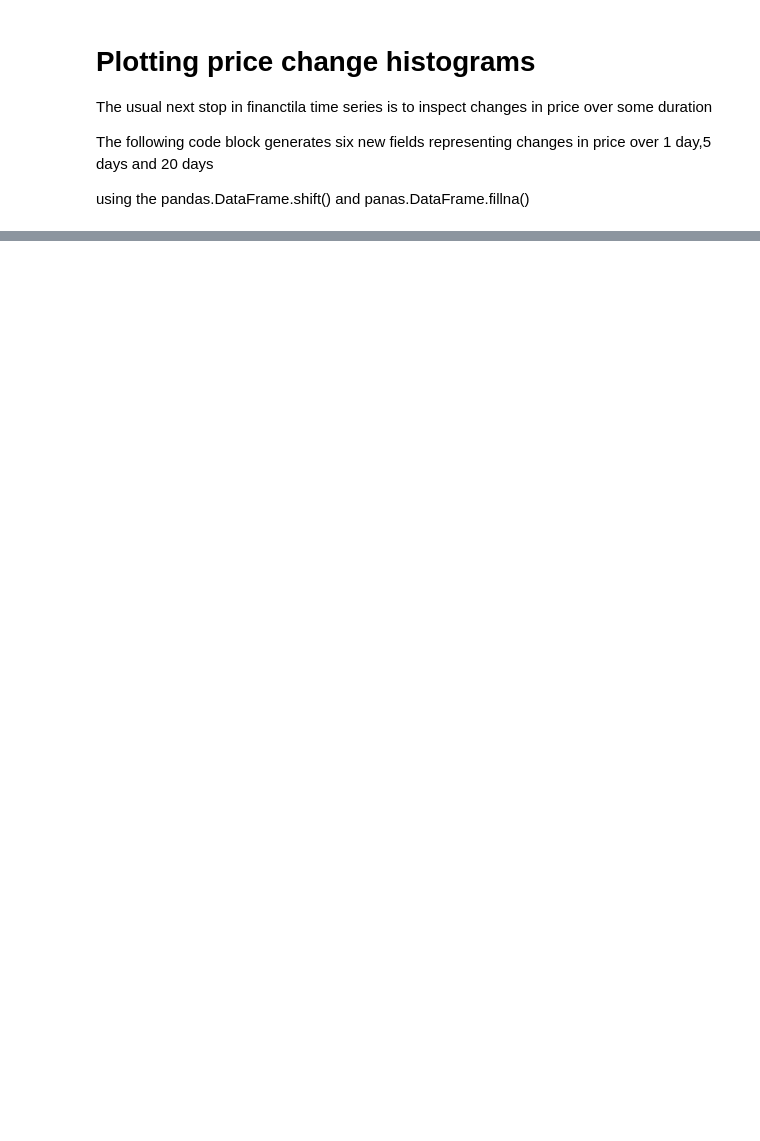
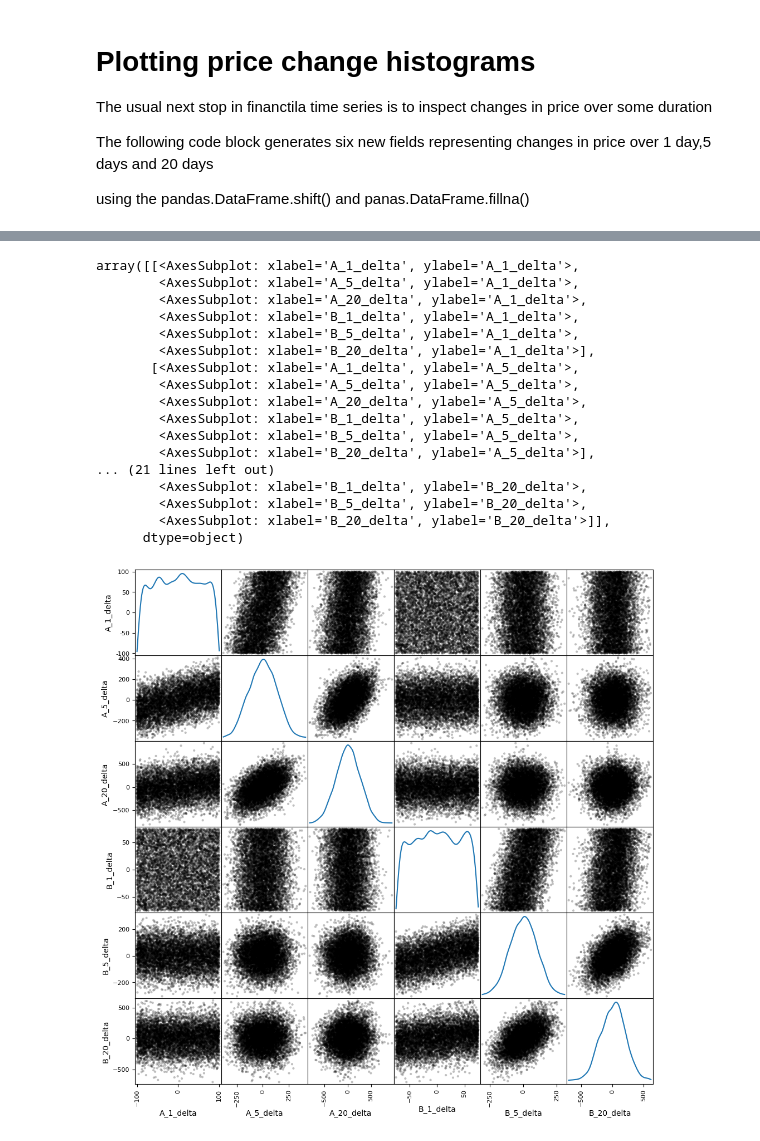
Before and after one commit to Jeffery77/Algo-Trading-Basics, a Jupyter notebook: chapter5/dataVIsualization.ipynb, the cells around one changed output, grey strips where cells are left out. Cells and saved outputs as stored; diff of their text form; code cells hidden in the pictures; blank space fills up the shorter version.

```diff
--- a/chapter5/dataVIsualization.ipynb
+++ b/chapter5/dataVIsualization.ipynb
@@ -389,0 +443,27 @@ time_series_deltas
+# %%
+pd.plotting.scatter_matrix(time_series[['A_1_delta',
+                                        'A_5_delta',
+                                        'A_20_delta',
+                                        'B_1_delta',
+                                        'B_5_delta',
+                                        'B_20_delta'
+                                        ]],diagonal='kde',color='black',alpha=0.25,figsize=(12,12))
+# %% [output]
+array([[<AxesSubplot: xlabel='A_1_delta', ylabel='A_1_delta'>,
+        <AxesSubplot: xlabel='A_5_delta', ylabel='A_1_delta'>,
+        <AxesSubplot: xlabel='A_20_delta', ylabel='A_1_delta'>,
+        <AxesSubplot: xlabel='B_1_delta', ylabel='A_1_delta'>,
+        <AxesSubplot: xlabel='B_5_delta', ylabel='A_1_delta'>,
+        <AxesSubplot: xlabel='B_20_delta', ylabel='A_1_delta'>],
+       [<AxesSubplot: xlabel='A_1_delta', ylabel='A_5_delta'>,
+        <AxesSubplot: xlabel='A_5_delta', ylabel='A_5_delta'>,
+        <AxesSubplot: xlabel='A_20_delta', ylabel='A_5_delta'>,
+        <AxesSubplot: xlabel='B_1_delta', ylabel='A_5_delta'>,
+        <AxesSubplot: xlabel='B_5_delta', ylabel='A_5_delta'>,
+        <AxesSubplot: xlabel='B_20_delta', ylabel='A_5_delta'>],
+... (21 lines left out)
+        <AxesSubplot: xlabel='B_1_delta', ylabel='B_20_delta'>,
+        <AxesSubplot: xlabel='B_5_delta', ylabel='B_20_delta'>,
+        <AxesSubplot: xlabel='B_20_delta', ylabel='B_20_delta'>]],
+      dtype=object)
+[figure, added]
```
Also changed, not shown: parts of 26 cells of this notebook.
